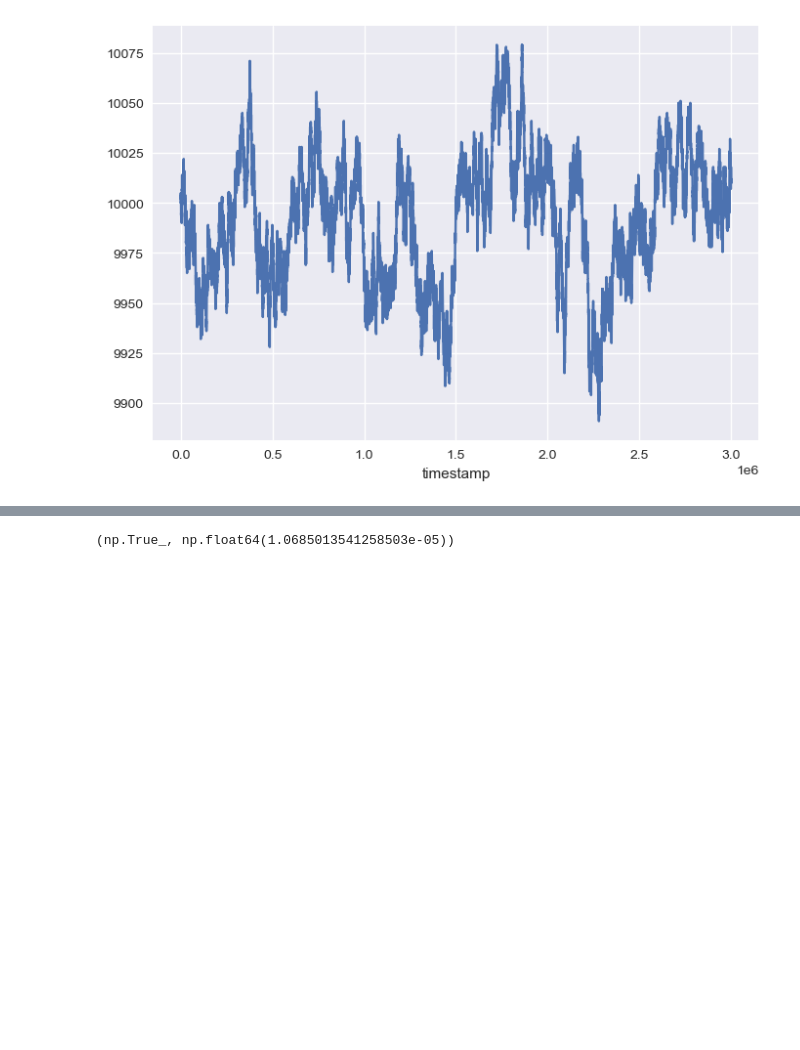
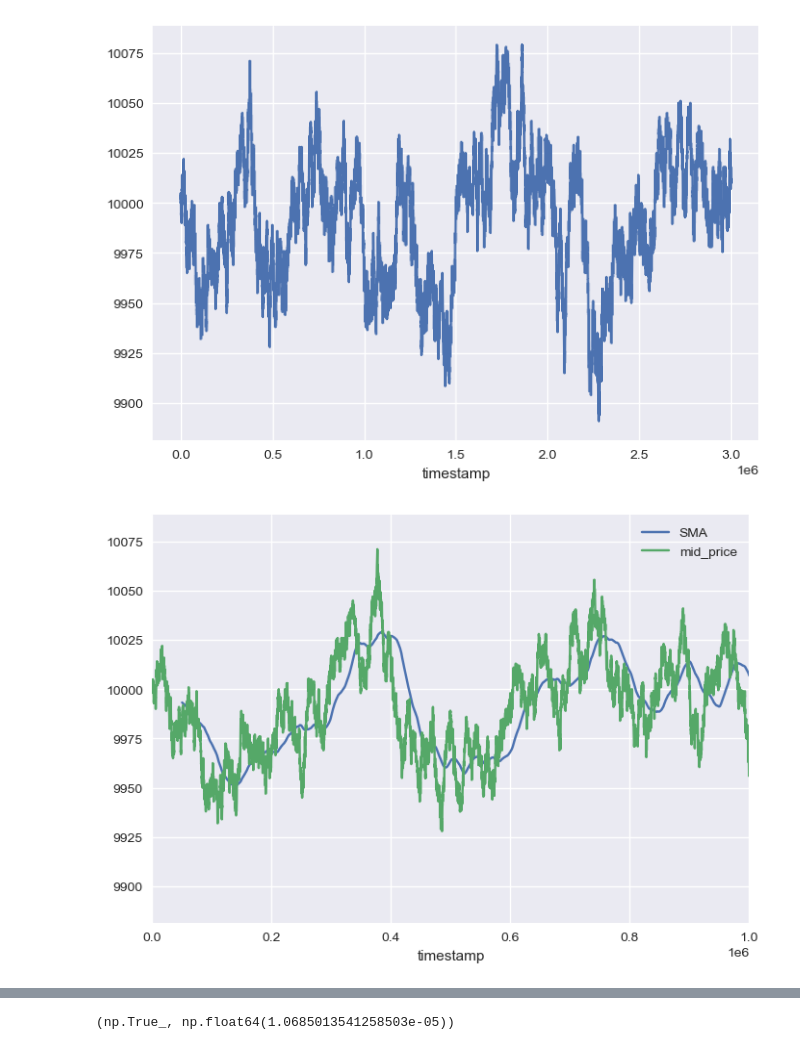
Before and after one commit to spencerwww/prosperity-guers, a Jupyter notebook: ROUND_3/hgp.ipynb, the cells around one changed output, grey strips where cells are left out. Saved outputs shown, nothing was run; the diff lists cells and outputs as text; code cells hidden in the pictures; blank space fills up the shorter version.

```diff
--- a/ROUND_3/hgp.ipynb
+++ b/ROUND_3/hgp.ipynb
@@ -86,3 +86,9 @@ hgp["mid_price"].plot()
 # %% [output]
 <Axes: xlabel='timestamp'>
 [figure]
+# %%
+hgp["SMA"] = hgp["mid_price"].rolling(500).mean()
+hgp[["SMA", "mid_price"]].plot(xlim=(0, 1000000))
+hgp["residuals"] = hgp["mid_price"] - hgp["SMA"]
+# %% [output]
+[figure, added]
```
Also changed, not shown: parts of 4 cells of this notebook, 53 other files.
